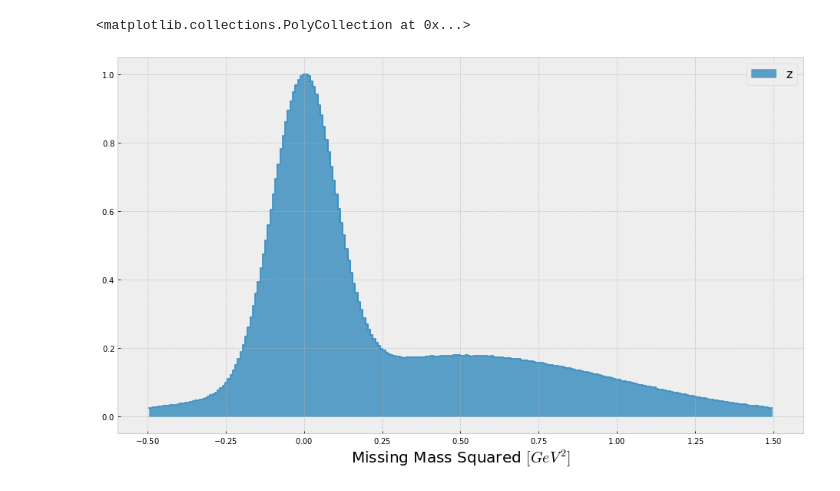
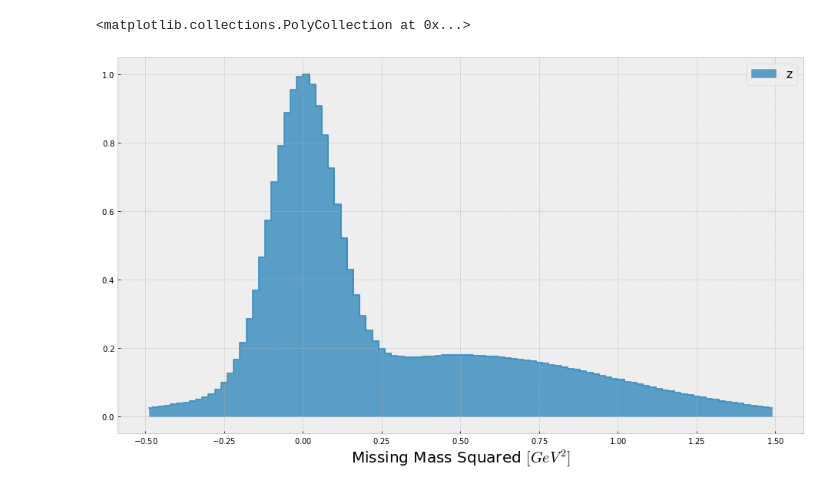
Before and after one commit to tylern4/nicks_plot_utils, a Jupyter notebook: Examples/Example_Hist1D.ipynb, the cells around one changed output. Saved outputs shown, nothing was run; the diff lists cells and outputs as text; code cells hidden in the pictures.

```diff
--- a/Examples/Example_Hist1D.ipynb
+++ b/Examples/Example_Hist1D.ipynb
@@ -10,7 +10,7 @@ mu = 0.0
 sigma = 0.2
 num = 10_000_000
 
-data = pd.DataFrame({'W' : np.random.normal(mu, sigma, num),
+data = pd.DataFrame({'W' : np.random.gumbel(mu, sigma, num),
                      'y' : np.random.normal(mu, 0.1, num),
                      'z' : np.random.normal(0.5, 0.5, num)})
 # %%
@@ -71,11 +85,11 @@ Correlations (unreported correlations are < 0.100)
 # %%
-testHist2 = Hist1D(xrange=[-0.5, 1.5], bins=250, name='Missing Mass Squared $[GeV^2]$')
+testHist2 = Hist1D(xrange=[-0.5, 1.5], bins=100, name='Missing Mass Squared $[GeV^2]$')
 testHist2.fill(data.y)
 testHist2.fill(data.z)
 testHist2.histogram(filled=True)
 # %% [output]
 <matplotlib.collections.PolyCollection at 0x...>
-[figure, old version]
+[figure, new version]
 # %%
 testHist2.histogram(ax, filled=True)
 
```
Also changed, not shown: parts of 7 cells of this notebook, 6 other files.
